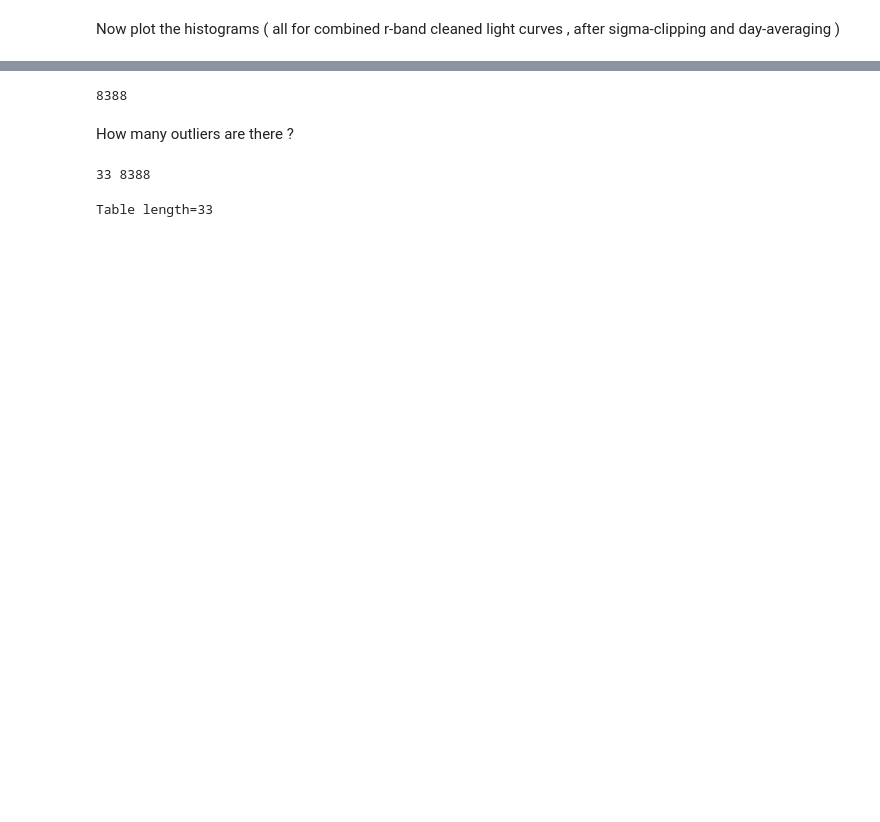
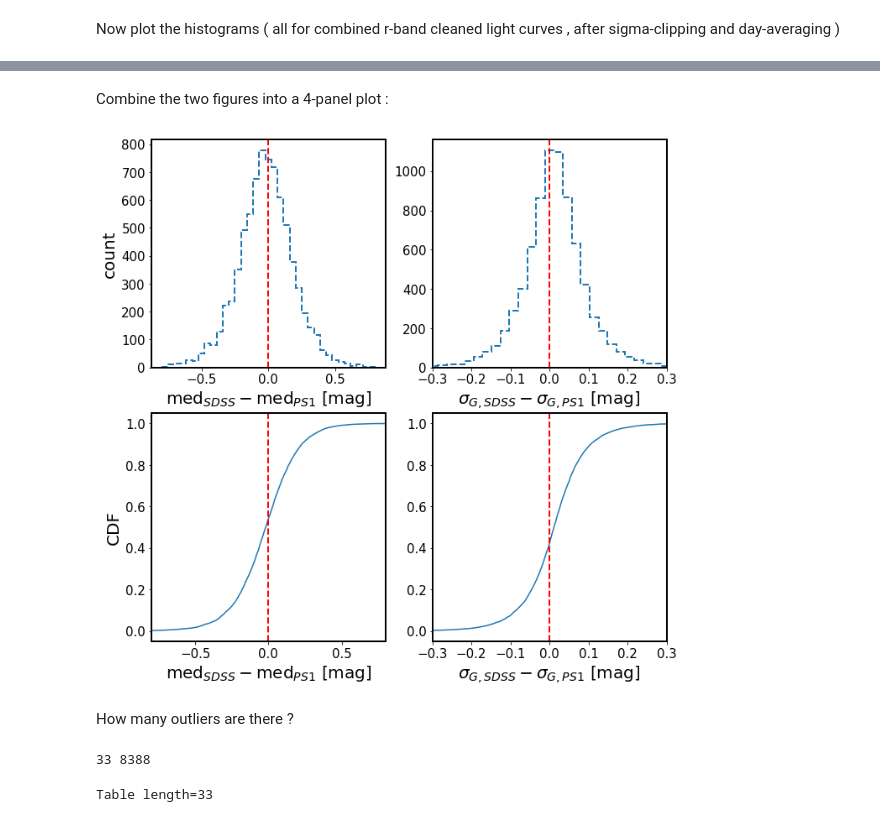
Before and after one commit to suberlak/PS1_SDSS_CRTS, a Jupyter notebook: code2/Explore_SDSS_PS1_lightcurves.ipynb, the cells around one changed output, grey strips where cells are left out. Saved outputs shown, nothing was run; the diff lists cells and outputs as text; code cells hidden in the pictures; blank space fills up the shorter version.

```diff
--- a/code2/Explore_SDSS_PS1_lightcurves.ipynb
+++ b/code2/Explore_SDSS_PS1_lightcurves.ipynb
@@ -285,7 +255,52 @@ plt.savefig('SDSS_PS1_DR2_cleaned_offsets_CDF.png', bbox_inches='tight', dpi=100
-# %%
-len(Z)
-# %% [output]
-8388
+# %% [markdown]
+Combine the two figures into a 4-panel plot : <a id='4panelOffsets'></a>
+# %%
+fig,axs = plt.subplots(2,2, figsize=(11,11))
+ax  = np.ravel(axs)
+m = summ['SDSSmedian'] < 20.5
+
+medlims = [-0.8,0.8]
+siglims = [-0.3,0.3]
+#ax[0].hist(summ['SDSSmedian'] - summ['PS1median'], ls='--', histtype='step',
+#          lw=2, bins=35) # the distributions are so similar,
+# not worth comparing ...
+ax[0].hist(summ['SDSSmedian'][m] - summ['PS1median'][m], ls='--', histtype='step',
+          lw=2, bins=35, range=(medlims))
+ax[0].set_xlabel(r'$\mathrm{med}_{SDSS}-\mathrm{med}_{PS1}$ [mag]')
+ax[0].set_ylabel('count')
+
+ax[1].hist(summ['SDSSsigmaG'][m] - summ['PS1sigmaG'][m] , ls='--', histtype='step',
+          lw=2,bins=35, range=(-.4,.4))
+ax[1].set_xlabel(r'$\sigma_{G,SDSS}-\sigma_{G,PS1}$ [mag]',)
+ax[1].set_xlim(siglims)
+
+#### using "exact" empirical CDF
+#### based on https://stackoverflow.com/questions/10640759/how-to-get-the-cumulative-distribution-function-with-numpy
+m = summ['SDSSmedian'] < 20.5
+
+Z = summ['SDSSmedian'][m] - summ['PS1median'][m]
+N = len(Z)
+X2 = np.sort(Z)
+F2 = np.array(range(N))/float(N)
+ax[2].plot(X2, F2)
+ax[2].set_xlim(medlims)
+#ax[2].set_ylim(0,1)
+ax[2].set_ylabel('CDF')
+ax[2].set_xlabel(r'$\mathrm{med}_{SDSS}-\mathrm{med}_{PS1}$ [mag]')
+
+Z = summ['SDSSsigmaG'][m] - summ['PS1sigmaG'][m]
+N = len(Z)
+X2 = np.sort(Z)
+F2 = np.array(range(N))/float(N)
+ax[3].plot(X2, F2)
+ax[3].set_xlabel(r'$\sigma_{G,SDSS}-\sigma_{G,PS1}$ [mag]')
+ax[3].set_xlim(siglims)
+
+for i in range(len(ax)):
+    ax[i].axvline(0,ls='--',lw=2, c='r')
+plt.savefig('SDSS_PS1_DR2_cleaned_offsets_cdf_NEW.png', bbox_inches='tight', dpi=100)
+# %% [output]
+[figure, added]
 # %% [markdown]
 How many outliers are there ?
 # %%
```
Also changed, not shown: parts of 26 cells of this notebook.
